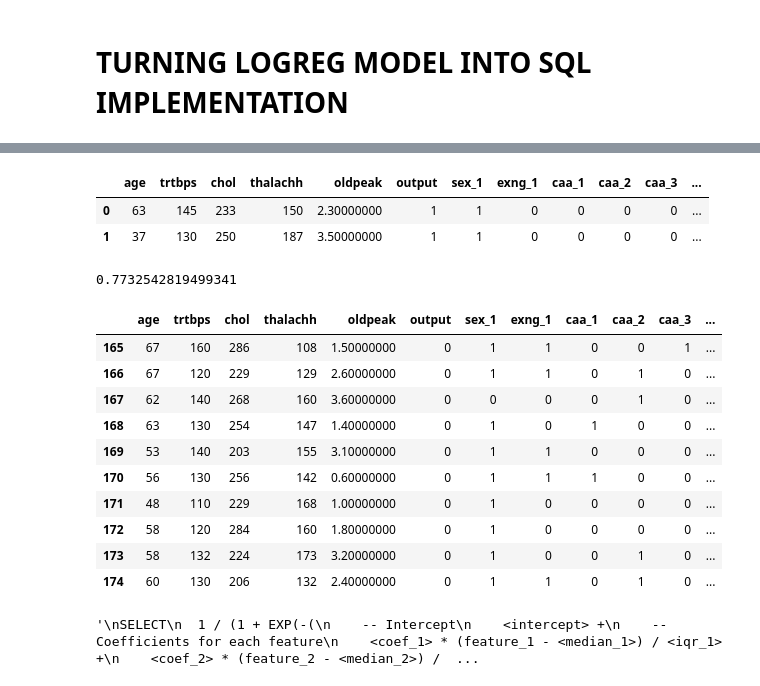
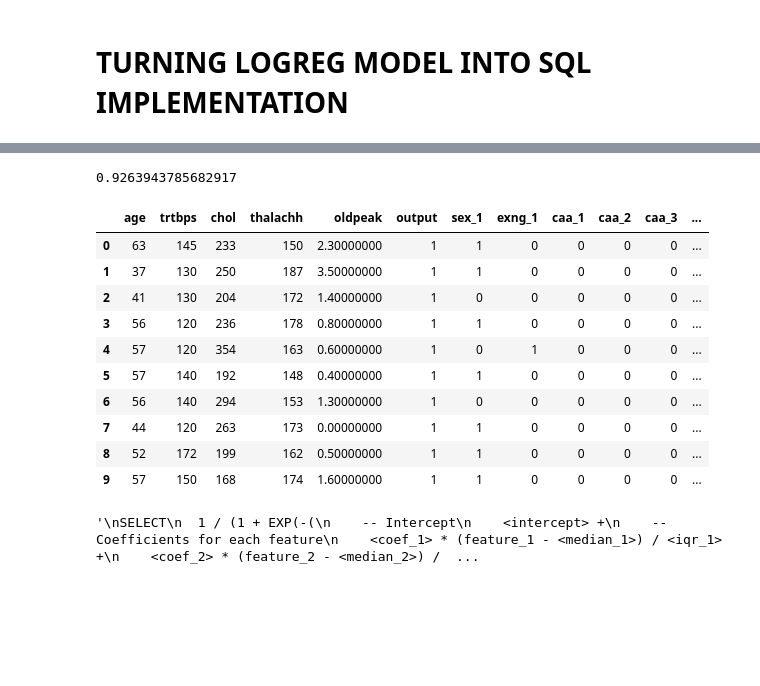
Before and after one commit to pparkitn/kaggle, a Jupyter notebook: classification.ipynb, the cells around one changed output, grey strips where cells are left out. Drawn from its saved outputs; the diff is of its cells as text; code cells hidden in the pictures; blank space fills up the shorter version.

```diff
--- a/classification.ipynb
+++ b/classification.ipynb
@@ -403,39 +403,48 @@ Intercept = 1.4089136188008569
 Centering [ 55.  130.  240.  153.    0.8]
 iqrs [13.5 20.  63.5 32.5  1.6]
-# %%
-df1.head(2)
-# %% [output]
-|  | age | trtbps | chol | thalachh | oldpeak | output | sex_1 | exng_1 | caa_1 | caa_2 | caa_3 | ... |
-| 0 | 63 | 145 | 233 | 150 | 2.30000000 | 1 | 1 | 0 | 0 | 0 | 0 | ... |
-| 1 | 37 | 130 | 250 | 187 | 3.50000000 | 1 | 1 | 0 | 0 | 0 | 0 | ... |
 # %%
 df1_Scored = df1
 df1_Scored['prob_Manual'] =             1/(1+np.exp(-(intercept +  \
                                         coefficients_list[0][1] * (df1_Scored[coefficients_list[0][0]] - centering[0] ) / iqrs[0] + \
                                         coefficients_list[1][1] * (df1_Scored[coefficients_list[1][0]] - centering[1] ) / iqrs[1] + \
                                         coefficients_list[2][1] * (df1_Scored[coefficients_list[2][0]] - centering[2] ) / iqrs[2] + \
                                         coefficients_list[3][1] * (df1_Scored[coefficients_list[3][0]] - centering[3] ) / iqrs[3] + \
-                                        coefficients_list[4][1] * (df1_Scored[coefficients_list[4][0]] - centering[4] ) / iqrs[4]  \
-                                                     )))
-
-
+                                        coefficients_list[4][1] * (df1_Scored[coefficients_list[4][0]] - centering[4] ) / iqrs[4] + \
+                                        coefficients_list[5][1] * (df1_Scored[coefficients_list[5][0]]) +  \
+                                        coefficients_list[6][1] * (df1_Scored[coefficients_list[6][0]]) +  \
+                                        coefficients_list[7][1] * (df1_Scored[coefficients_list[7][0]]) +  \
+                                        coefficients_list[8][1] * (df1_Scored[coefficients_list[8][0]]) +  \
+                                        coefficients_list[9][1] * (df1_Scored[coefficients_list[9][0]]) +  \
+                                        coefficients_list[10][1] * (df1_Scored[coefficients_list[10][0]]) +  \
+                                        coefficients_list[11][1] * (df1_Scored[coefficients_list[11][0]]) +  \
+                                        coefficients_list[12][1] * (df1_Scored[coefficients_list[12][0]]) +  \
+                                        coefficients_list[13][1] * (df1_Scored[coefficients_list[13][0]]) +  \
+                                        coefficients_list[14][1] * (df1_Scored[coefficients_list[14][0]]) +  \
+                                        coefficients_list[15][1] * (df1_Scored[coefficients_list[15][0]]) +  \
+                                        coefficients_list[16][1] * (df1_Scored[coefficients_list[16][0]]) +  \
+                                        coefficients_list[17][1] * (df1_Scored[coefficients_list[17][0]]) +  \
+                                        coefficients_list[18][1] * (df1_Scored[coefficients_list[18][0]]) +  \
+                                        coefficients_list[19][1] * (df1_Scored[coefficients_list[19][0]]) +  \
+                                        coefficients_list[19][1] * (df1_Scored[coefficients_list[20][0]]) +  \
+                                        coefficients_list[19][1] * (df1_Scored[coefficients_list[21][0]]) +  \
+                                                      0 )))
 
 roc_auc = roc_auc_score(df1_Scored['output'],df1_Scored['prob_Manual'])
 print(roc_auc)
-df1_Scored[df1_Scored['output'] == 0].head(10)
+df1_Scored[df1_Scored['output'] == 1].head(10)
 # %% [output]
-0.7732542819499341
+0.9263943785682917
 |  | age | trtbps | chol | thalachh | oldpeak | output | sex_1 | exng_1 | caa_1 | caa_2 | caa_3 | ... |
-| 165 | 67 | 160 | 286 | 108 | 1.50000000 | 0 | 1 | 1 | 0 | 0 | 1 | ... |
-| 166 | 67 | 120 | 229 | 129 | 2.60000000 | 0 | 1 | 1 | 0 | 1 | 0 | ... |
-| 167 | 62 | 140 | 268 | 160 | 3.60000000 | 0 | 0 | 0 | 0 | 1 | 0 | ... |
-| 168 | 63 | 130 | 254 | 147 | 1.40000000 | 0 | 1 | 0 | 1 | 0 | 0 | ... |
-| 169 | 53 | 140 | 203 | 155 | 3.10000000 | 0 | 1 | 1 | 0 | 0 | 0 | ... |
-| 170 | 56 | 130 | 256 | 142 | 0.60000000 | 0 | 1 | 1 | 1 | 0 | 0 | ... |
-| 171 | 48 | 110 | 229 | 168 | 1.00000000 | 0 | 1 | 0 | 0 | 0 | 0 | ... |
-| 172 | 58 | 120 | 284 | 160 | 1.80000000 | 0 | 1 | 0 | 0 | 0 | 0 | ... |
-| 173 | 58 | 132 | 224 | 173 | 3.20000000 | 0 | 1 | 0 | 0 | 1 | 0 | ... |
-| 174 | 60 | 130 | 206 | 132 | 2.40000000 | 0 | 1 | 1 | 0 | 1 | 0 | ... |
+| 0 | 63 | 145 | 233 | 150 | 2.30000000 | 1 | 1 | 0 | 0 | 0 | 0 | ... |
+| 1 | 37 | 130 | 250 | 187 | 3.50000000 | 1 | 1 | 0 | 0 | 0 | 0 | ... |
+| 2 | 41 | 130 | 204 | 172 | 1.40000000 | 1 | 0 | 0 | 0 | 0 | 0 | ... |
+| 3 | 56 | 120 | 236 | 178 | 0.80000000 | 1 | 1 | 0 | 0 | 0 | 0 | ... |
+| 4 | 57 | 120 | 354 | 163 | 0.60000000 | 1 | 0 | 1 | 0 | 0 | 0 | ... |
+| 5 | 57 | 140 | 192 | 148 | 0.40000000 | 1 | 1 | 0 | 0 | 0 | 0 | ... |
+| 6 | 56 | 140 | 294 | 153 | 1.30000000 | 1 | 0 | 0 | 0 | 0 | 0 | ... |
+| 7 | 44 | 120 | 263 | 173 | 0.00000000 | 1 | 1 | 0 | 0 | 0 | 0 | ... |
+| 8 | 52 | 172 | 199 | 162 | 0.50000000 | 1 | 1 | 0 | 0 | 0 | 0 | ... |
+| 9 | 57 | 150 | 168 | 174 | 1.60000000 | 1 | 1 | 0 | 0 | 0 | 0 | ... |
 # %%
 """
 SELECT
```
Also changed, not shown: parts of 5 cells of this notebook.
